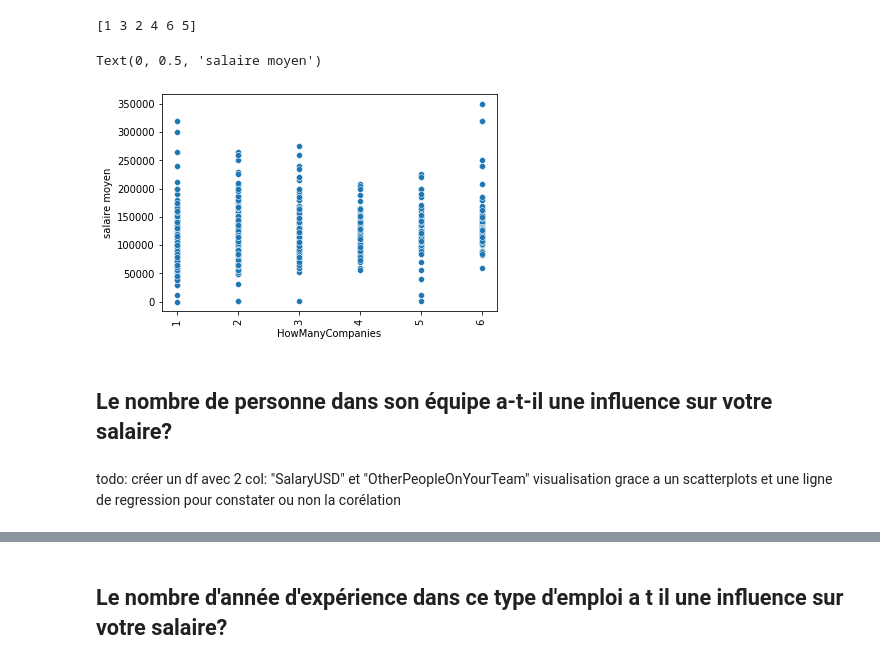
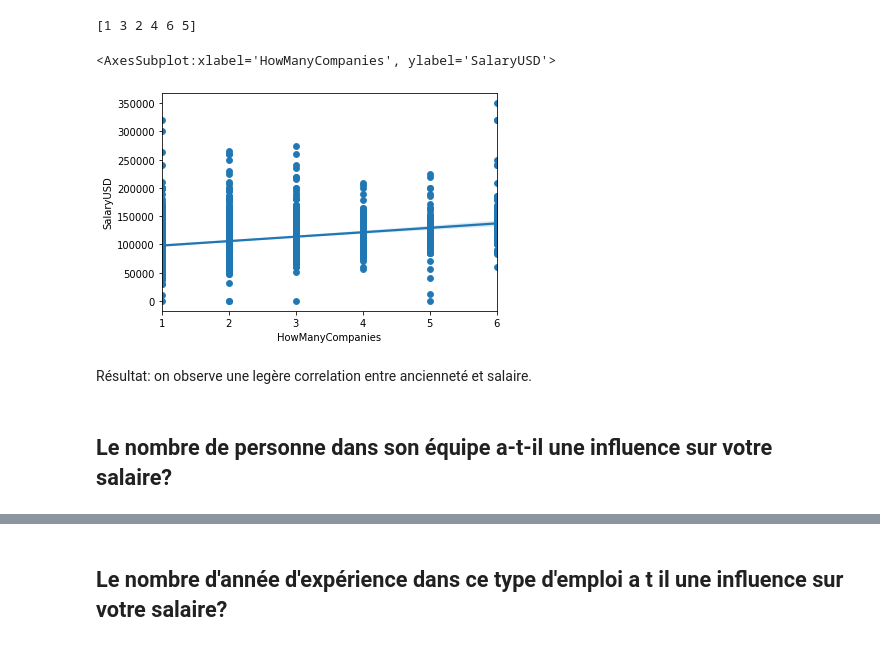
Before and after one commit to MarieDeSmedt/american-dream, a Jupyter notebook: notebook/data_visualization.ipynb, the cells around one changed output, grey strips where cells are left out. Saved outputs shown, nothing was run; the diff lists cells and outputs as text; code cells hidden in the pictures.

```diff
--- a/notebook/data_visualization.ipynb
+++ b/notebook/data_visualization.ipynb
@@ -98,19 +98,18 @@ df_clean = df.astype(convert_dict)
 print (df_clean.HowManyCompanies.unique())
 # %% [output]
 [1 3 2 4 6 5]
-# %%
-sns.scatterplot(x=df_clean['HowManyCompanies'], y=df_clean['SalaryUSD'])
-
-plt.xticks(rotation=90)
-plt.ylabel("salaire moyen")
-# %% [output]
-Text(0, 0.5, 'salaire moyen')
-[figure, removed]
+# %%
+sns.scatterplot(x=df_clean['HowManyCompanies'], y=df_clean['SalaryUSD'])
+
+#j'ajoute une ligne de regression pour mieu observer la corélation
+sns.regplot(x=df_clean['HowManyCompanies'], y=df_clean['SalaryUSD'])
+# %% [output]
+<AxesSubplot:xlabel='HowManyCompanies', ylabel='SalaryUSD'>
+[figure, added]
+# %% [markdown]
+Résultat: on observe une legère correlation entre ancienneté et salaire.
 # %% [markdown]
 ##  Le nombre de personne dans son équipe a-t-il une influence sur votre salaire?
-# %% [markdown]
-todo: créer un df avec 2 col: "SalaryUSD" et "OtherPeopleOnYourTeam"
-visualisation grace a un scatterplots et une ligne de regression pour constater ou non la corélation
 # %%
 
 sns.stripplot(x="OtherPeopleOnYourTeam", y="SalaryUSD", data=df)
```
Also changed, not shown: parts of 6 cells of this notebook.
